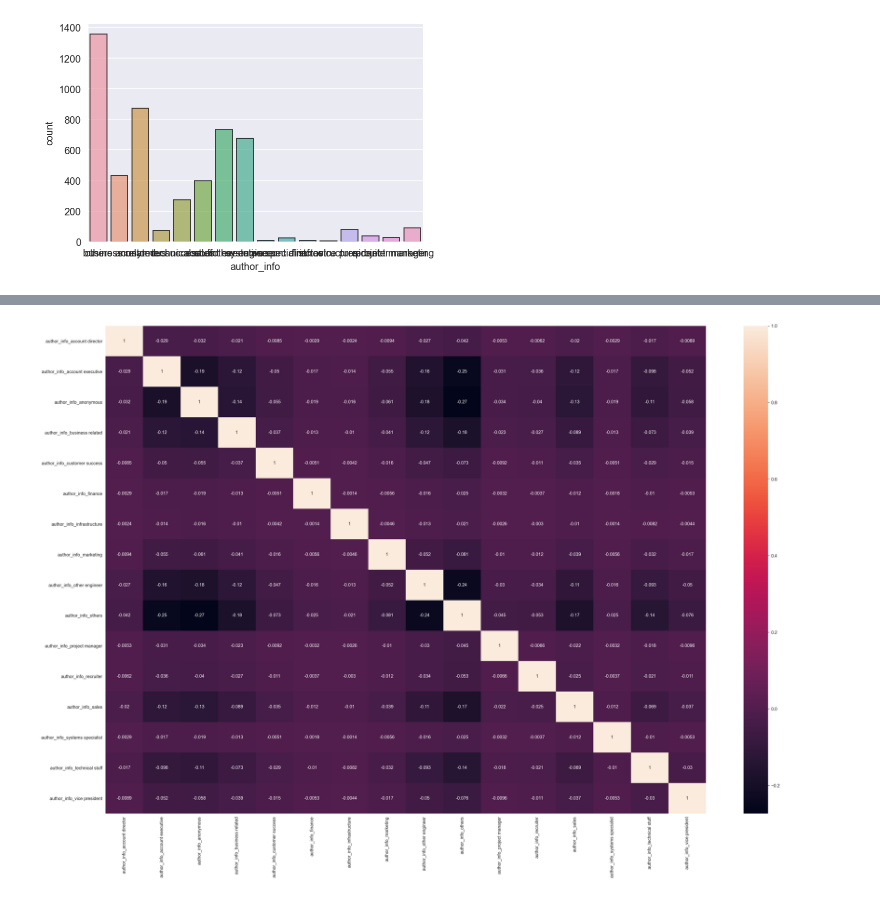
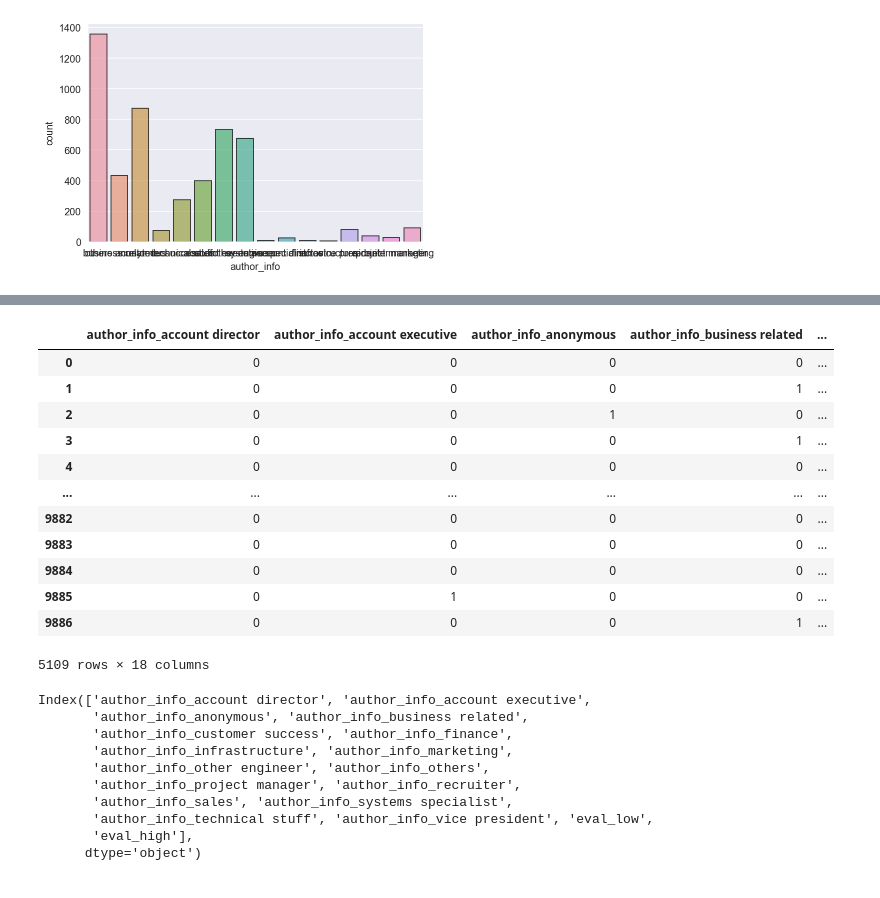
Before and after one commit to hitomi1104/sf_employee_review, a Jupyter notebook: global/EDA.ipynb, the cells around one changed output, grey strips where cells are left out. Saved outputs shown, nothing was run; the diff lists cells and outputs as text; code cells hidden in the pictures.

```diff
--- a/global/EDA.ipynb
+++ b/global/EDA.ipynb
@@ -246,7 +246,7 @@ info = info.loc[:, 'author_info': 'rating']
+# %%
+bins = [0, 3, 5]
+names = ['low', 'high']
+info['eval'] = pd.cut(info['rating'], bins, labels=names)
+info.drop(columns = ['rating'], inplace = True)
 # %%
-df_dum = pd.get_dummies(info, columns = ['author_info'])
+df_dum = pd.get_dummies(info, columns = ['author_info', 'eval'])
-# %%
-bins = [0, 3, 5]
-names = ['low', 'high']
-df_dum['eval'] = pd.cut(df_dum['rating'], bins, labels=names)
-df_dum.drop(columns = ['rating'], inplace = True)
@@ -265,7 +253,29 @@ Index(['author_info_account director', 'author_info_account executive',
-# %%
-plt.figure(figsize=(30, 20))
-# plt.yticks(rotation=0)
-sns.heatmap(df_dum.corr(), annot=True)
-plt.show()
-# %% [output]
-[figure, removed]
+# %%
+df_dum
+# %% [output]
+|  | author_info_account director | author_info_account executive | author_info_anonymous | author_info_business related | ... |
+| 0 | 0 | 0 | 0 | 0 | ... |
+| 1 | 0 | 0 | 0 | 1 | ... |
+| 2 | 0 | 0 | 1 | 0 | ... |
+| 3 | 0 | 0 | 0 | 1 | ... |
+| 4 | 0 | 0 | 0 | 0 | ... |
+| ... | ... | ... | ... | ... | ... |
+| 9882 | 0 | 0 | 0 | 0 | ... |
+| 9883 | 0 | 0 | 0 | 0 | ... |
+| 9884 | 0 | 0 | 0 | 0 | ... |
+| 9885 | 0 | 1 | 0 | 0 | ... |
+| 9886 | 0 | 0 | 0 | 1 | ... |
+5109 rows × 18 columns
+# %%
+df_dum.columns
+# %% [output]
+Index(['author_info_account director', 'author_info_account executive',
+       'author_info_anonymous', 'author_info_business related',
+       'author_info_customer success', 'author_info_finance',
+       'author_info_infrastructure', 'author_info_marketing',
+       'author_info_other engineer', 'author_info_others',
+       'author_info_project manager', 'author_info_recruiter',
+       'author_info_sales', 'author_info_systems specialist',
+       'author_info_technical stuff', 'author_info_vice president', 'eval_low',
+       'eval_high'],
+      dtype='object')
```
Also changed, not shown: parts of 10 cells of this notebook, 3 other files.
